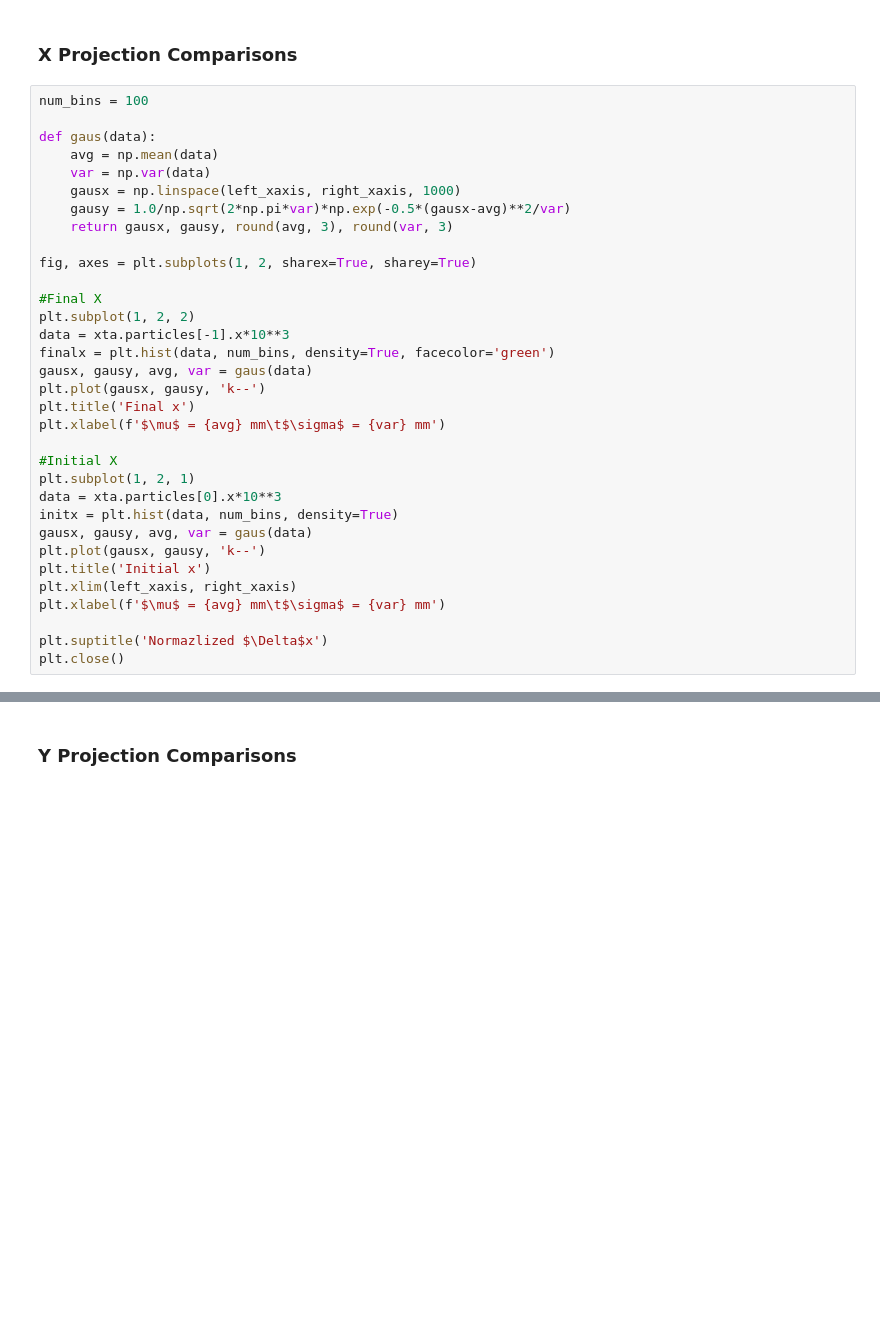
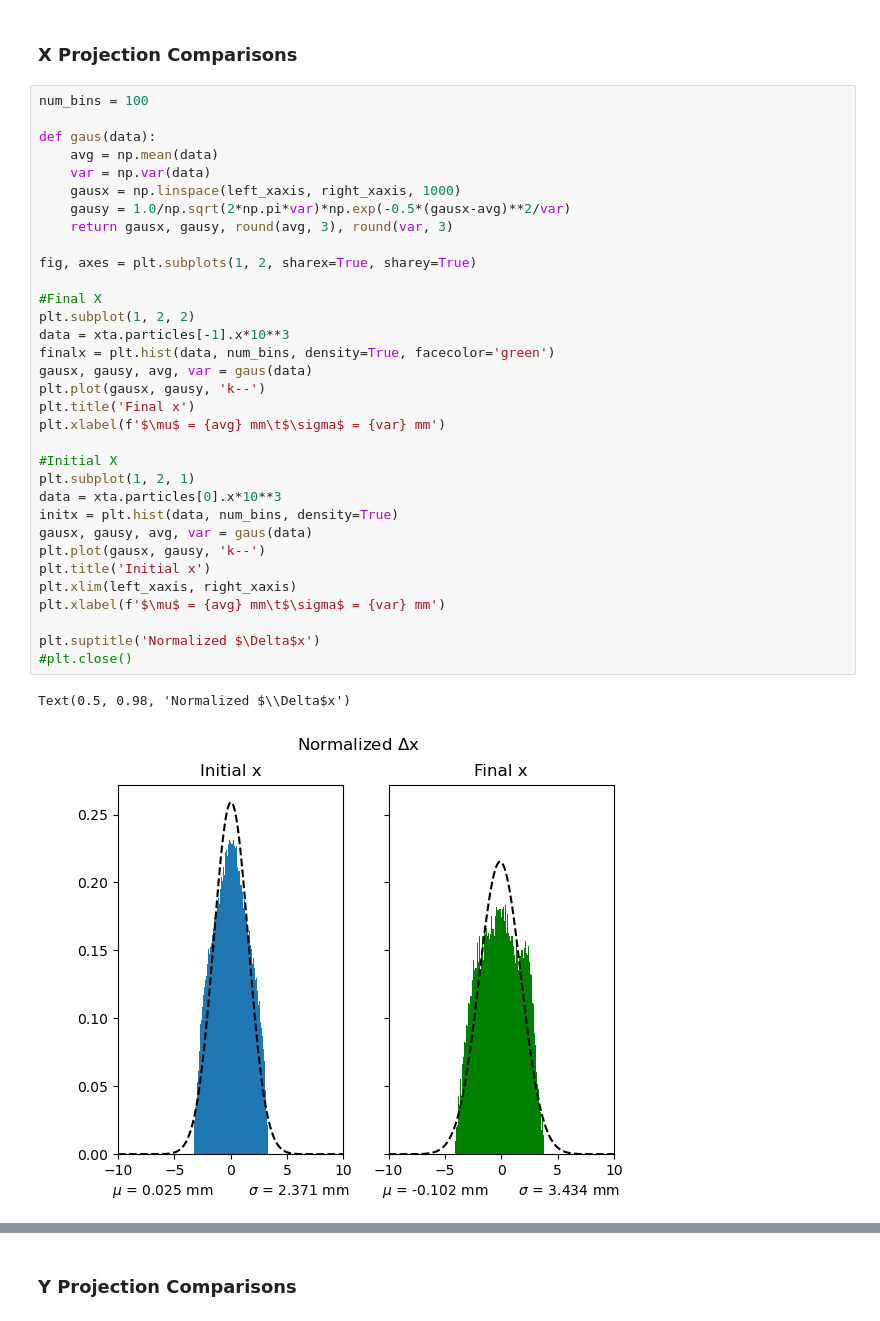
Before and after one commit to slaclab/xta, a Jupyter notebook: astra/vcc_laser.ipynb, the cells around one changed output, grey strips where cells are left out. Cells and saved outputs as stored; diff of their text form; blank space fills up the shorter version.

```diff
--- a/astra/vcc_laser.ipynb
+++ b/astra/vcc_laser.ipynb
@@ -707,35 +706,38 @@ cont_scan([0.38, 0.45], 5, 2, verbose=False)
 num_bins = 100
 
 def gaus(data):
     avg = np.mean(data)
     var = np.var(data)
     gausx = np.linspace(left_xaxis, right_xaxis, 1000)
     gausy = 1.0/np.sqrt(2*np.pi*var)*np.exp(-0.5*(gausx-avg)**2/var)
     return gausx, gausy, round(avg, 3), round(var, 3)
 
 fig, axes = plt.subplots(1, 2, sharex=True, sharey=True)
 
 #Final X
 plt.subplot(1, 2, 2)
 data = xta.particles[-1].x*10**3
 finalx = plt.hist(data, num_bins, density=True, facecolor='green')
 gausx, gausy, avg, var = gaus(data)
 plt.plot(gausx, gausy, 'k--')
 plt.title('Final x')
 plt.xlabel(f'$\mu$ = {avg} mm\t$\sigma$ = {var} mm')
 
 #Initial X
 plt.subplot(1, 2, 1)
 data = xta.particles[0].x*10**3
 initx = plt.hist(data, num_bins, density=True)
 gausx, gausy, avg, var = gaus(data)
 plt.plot(gausx, gausy, 'k--')
 plt.title('Initial x')
 plt.xlim(left_xaxis, right_xaxis)
 plt.xlabel(f'$\mu$ = {avg} mm\t$\sigma$ = {var} mm')
 
-plt.suptitle('Normazlized $\Delta$x')
-plt.close()
+plt.suptitle('Normalized $\Delta$x')
+#plt.close()
+# %% [output]
+Text(0.5, 0.98, 'Normalized $\\Delta$x')
+[figure, added]
 # %%
 plt.figure()
 plt.title('Initial and Final X Projections')
```
Also changed, not shown: parts of 18 cells of this notebook, 1 other file.
